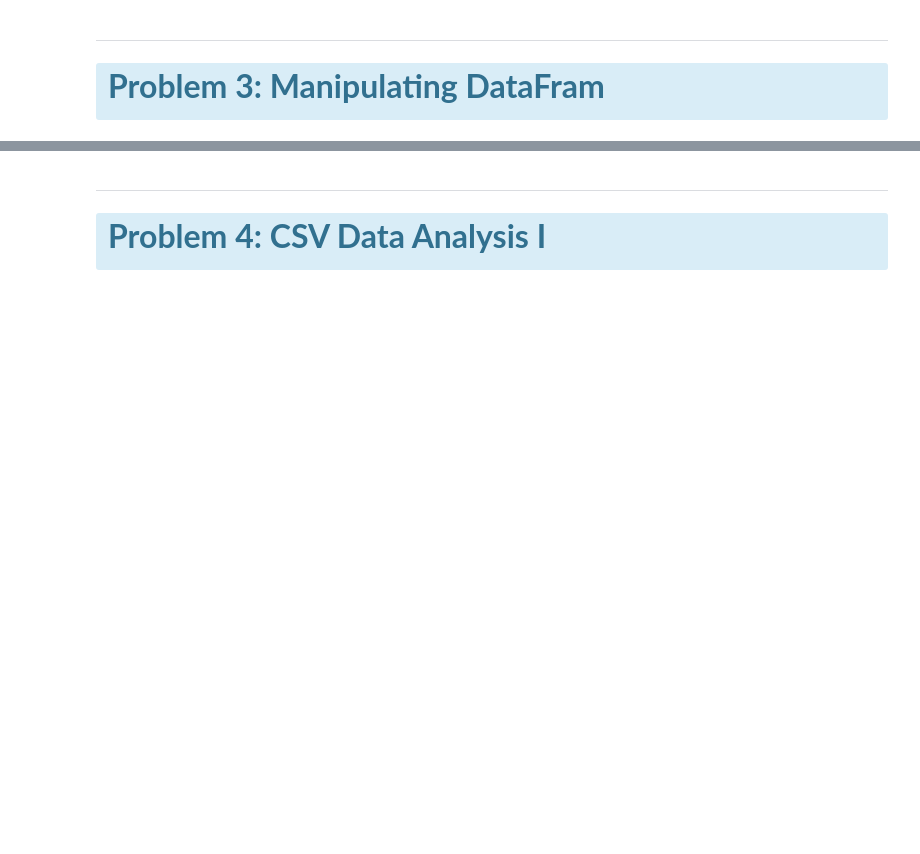
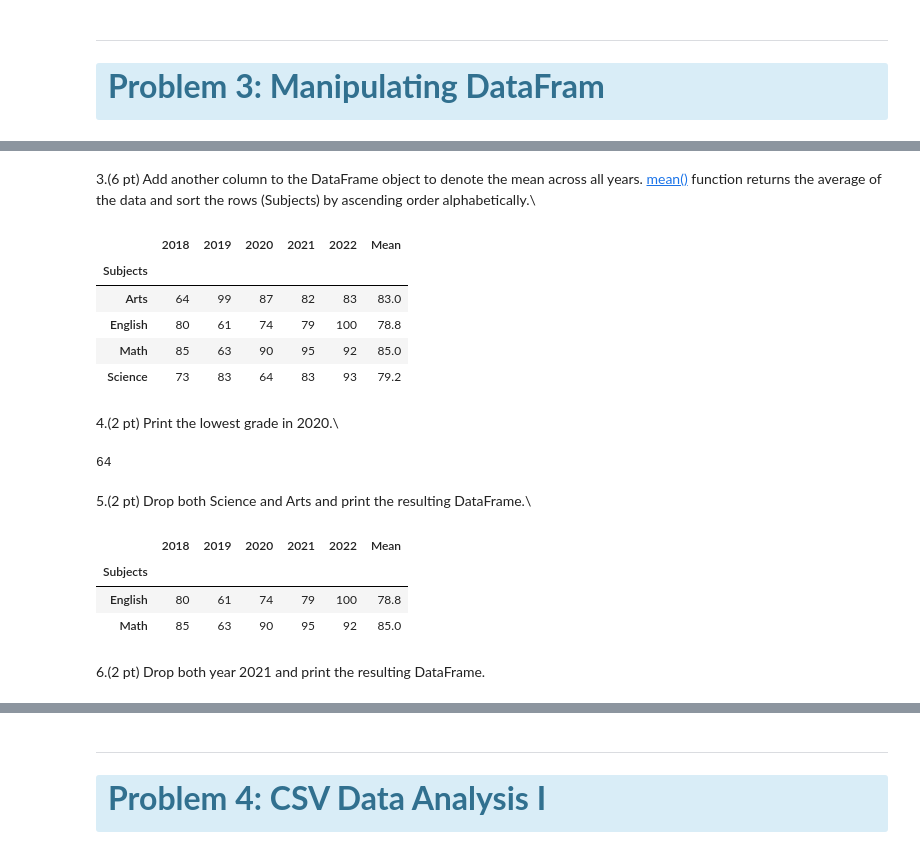
Before and after one commit to baconarray/DS5010_HW4, a Jupyter notebook: beaulieu_hw4.ipynb, the cells around one changed output, grey strips where cells are left out. Saved outputs shown, nothing was run; the diff lists cells and outputs as text; code cells hidden in the pictures; blank space fills up the shorter version.

```diff
--- a/beaulieu_hw4.ipynb
+++ b/beaulieu_hw4.ipynb
@@ -96,0 +87,8 @@ Use the functions in the lecture notes or mentioned in hints. **Each questions i
+# %%
+df = pd.DataFrame({2018:[85,73,80,64],
+                   2019:[60,80,58,96],
+                   2020:[90,64,74,87],
+                   2021:[85,83,79,82],
+                   2022:[92,93,100,83],
+                   "Subjects":["Math","Science","English","Arts"]})
+df
@@ -96,0 +103,3 @@ Use the functions in the lecture notes or mentioned in hints. **Each questions i
+# %%
+df = df.set_index("Subjects")
+df
@@ -116,0 +162,3 @@ Mind that each question uses result from the previous question. Using the result
+# %%
+df.loc[:,2019] += 3
+df
@@ -116,0 +174,3 @@ Mind that each question uses result from the previous question. Using the result
+# %%
+df.loc["Math",2021] = 95
+df
@@ -116,0 +184,31 @@ Mind that each question uses result from the previous question. Using the result
+# %% [markdown]
+3.(6 pt) Add another column to the DataFrame object to denote the mean across all years. [mean()](https://www.w3schools.com/python/ref_stat_mean.asp) function returns the average of the data and sort the rows (Subjects) by ascending order alphabetically.\
+# %%
+df["Mean"] = df.mean(axis=1)
+df = df.sort_index()
+df
+# %% [output]
+|  | 2018 | 2019 | 2020 | 2021 | 2022 | Mean |
+| Subjects |  |  |  |  |  |  |
+| Arts | 64 | 99 | 87 | 82 | 83 | 83.0 |
+| English | 80 | 61 | 74 | 79 | 100 | 78.8 |
+| Math | 85 | 63 | 90 | 95 | 92 | 85.0 |
+| Science | 73 | 83 | 64 | 83 | 93 | 79.2 |
+# %% [markdown]
+4.(2 pt) Print the lowest grade in 2020.\
+# %%
+df[2020].min()
+# %% [output]
+64
+# %% [markdown]
+5.(2 pt) Drop both Science and Arts and print the resulting DataFrame.\
+# %%
+df = df.drop(["Science", "Arts"])
+df
+# %% [output]
+|  | 2018 | 2019 | 2020 | 2021 | 2022 | Mean |
+| Subjects |  |  |  |  |  |  |
+| English | 80 | 61 | 74 | 79 | 100 | 78.8 |
+| Math | 85 | 63 | 90 | 95 | 92 | 85.0 |
+# %% [markdown]
+6.(2 pt) Drop both year 2021 and print the resulting DataFrame.
```
Also changed, not shown: parts of 41 cells of this notebook.
